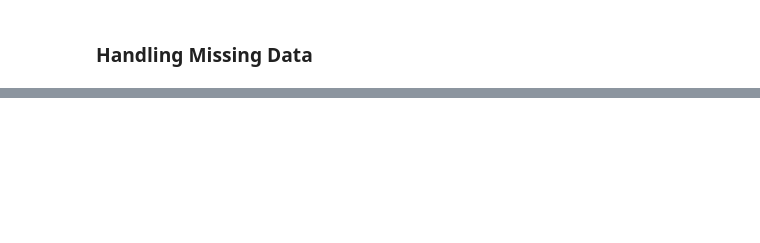
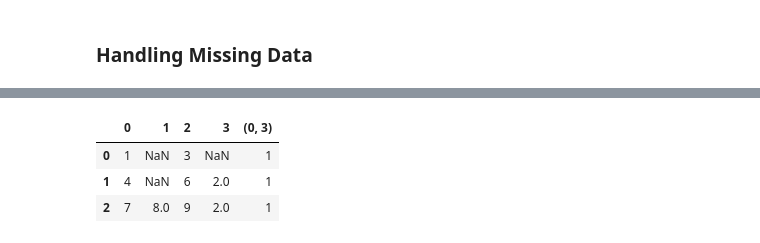
Before and after one commit to ali-d-nasseri/Python-Tutorials, a Jupyter notebook: Pandas-Analysis-Kaggle-Survey.ipynb, the cells around one changed output, grey strips where cells are left out. Drawn from its saved outputs; the diff is of its cells as text; code cells hidden in the pictures; blank space fills up the shorter version.

```diff
--- a/Pandas-Analysis-Kaggle-Survey.ipynb
+++ b/Pandas-Analysis-Kaggle-Survey.ipynb
@@ -686,0 +879,7 @@ df.subtract(df['R'], axis=0) # column wise
+# %%
+dframe.fillna(method = 'ffill', axis = 0)
+# %% [output]
+|  | 0 | 1 | 2 | 3 | (0, 3) |
+| 0 | 1 | NaN | 3 | NaN | 1 |
+| 1 | 4 | NaN | 6 | 2.0 | 1 |
+| 2 | 7 | 8.0 | 9 | 2.0 | 1 |
```
Also changed, not shown: parts of 40 cells of this notebook.
